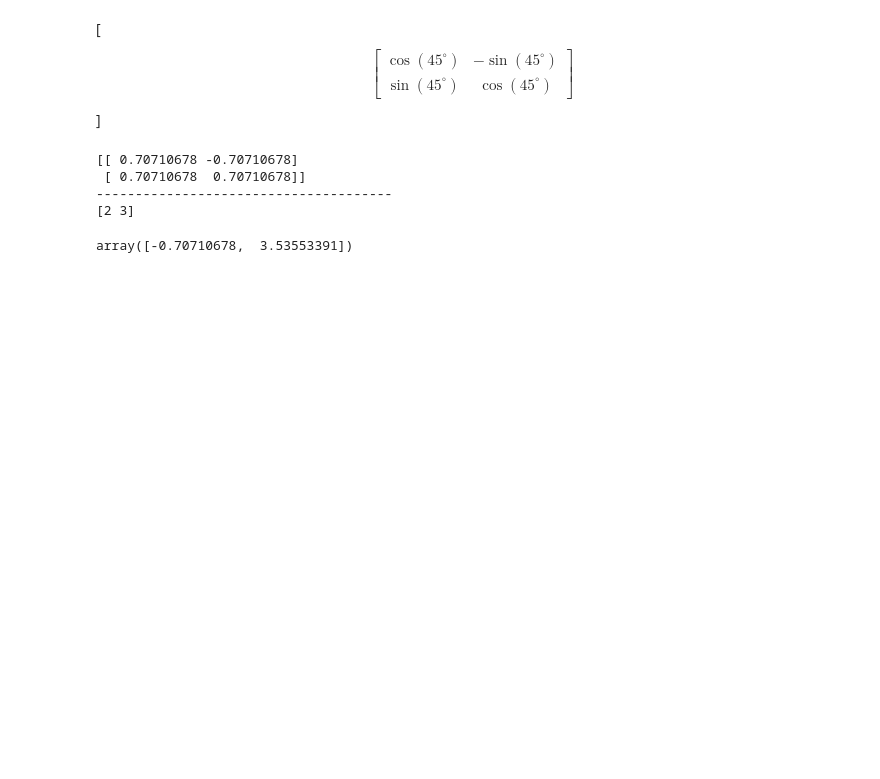
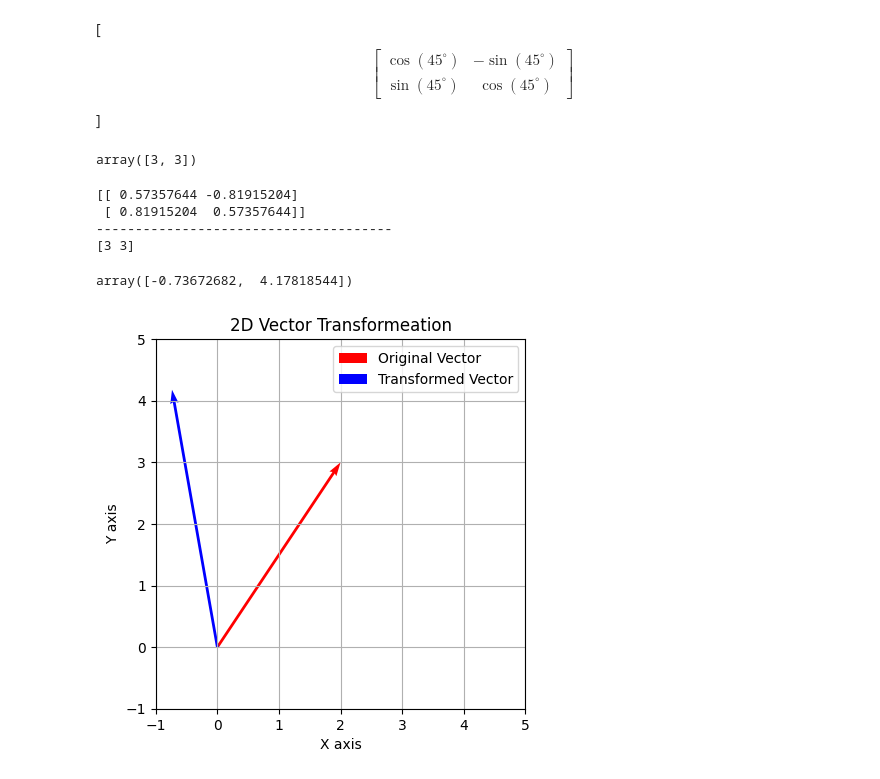
Before and after one commit to Ind-saurabh-kumar/Data_Science_Course, a Jupyter notebook: Mathematics/Linear_Algebra.ipynb, the cells around one changed output. Saved outputs shown, nothing was run; the diff lists cells and outputs as text; code cells hidden in the pictures; blank space fills up the shorter version.

```diff
--- a/Mathematics/Linear_Algebra.ipynb
+++ b/Mathematics/Linear_Algebra.ipynb
@@ -112,10 +112,15 @@ plt.show()
 \sin(45^\circ) & \cos(45^\circ)
 \end{bmatrix}
 \]
+# %%
+ve = np.array([3,3])
+ve
+# %% [output]
+array([3, 3])
 # %%
 # Define the rotation matrix for 45 degree rotation
 
-theta = np.radians(45)
+theta = np.radians(55)
 
 rotation_matrix = np.array ([[np.cos(theta), -np.sin(theta)],
                             [np.sin(theta), np.cos(theta)]])
@@ -125,16 +130,45 @@ print(rotation_matrix)
 
 print("--------------------------------------")
 
-print(v)
+print(ve)
+
 
 # Applying the transformation
 
-v_transforemd = np.dot(rotation_matrix, v)
+v_transforemd = np.dot(rotation_matrix, ve)
 
 v_transforemd
 # %% [output]
-[[ 0.70710678 -0.70710678]
- [ 0.70710678  0.70710678]]
+[[ 0.57357644 -0.81915204]
+ [ 0.81915204  0.57357644]]
 --------------------------------------
-[2 3]
+[3 3]
-array([-0.70710678,  3.53553391])
+array([-0.73672682,  4.17818544])
+# %%
+# Plotting the original and transformed vectors
+
+plt.figure()
+
+plt.quiver(0,0, v[0], v[1], angles='xy', scale_units='xy', scale=1, color='r', label='Original Vector')
+
+plt.quiver(0,0, v_transforemd[0], v_transforemd[1], angles='xy', scale_units='xy', label='Transformed Vector', scale=1, color='blue')
+
+
+plt.xlim(-1,5)
+plt.ylim(-1,5)
+
+plt.grid()
+
+plt.title('2D Vector Transformeation')
+
+plt.xlabel('X axis')
+
+plt.ylabel('Y axis')
+
+plt.legend()
+
+plt.gca().set_aspect('equal', adjustable='box')
+
+plt.show()
+# %% [output]
+[figure, added]
```
Also changed, not shown: parts of 4 cells of this notebook.
